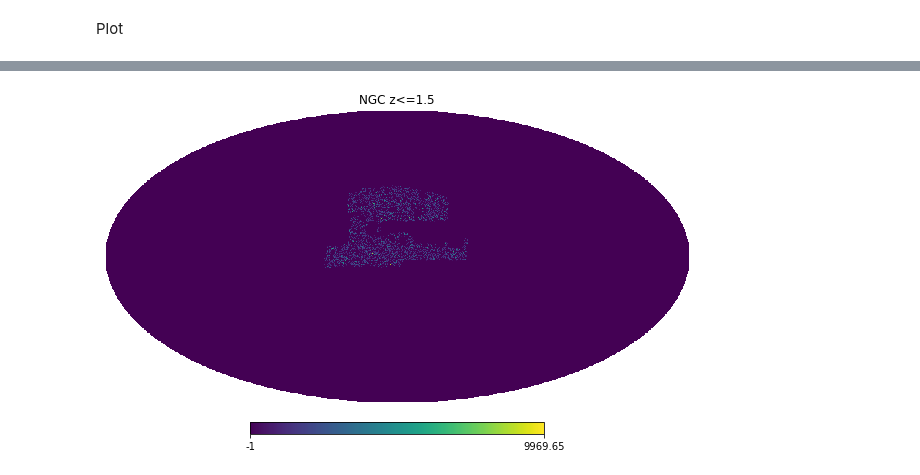
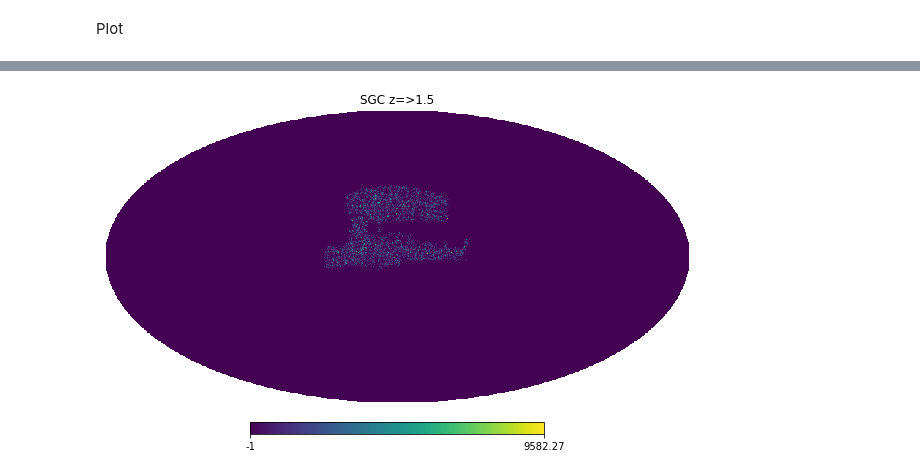
Before and after one commit to Cosmotheka/Cosmotheka, a Jupyter notebook: pipeline/eBOSS_QSO/eQuasar.ipynb, the cells around one changed output, grey strips where cells are left out. Cells and saved outputs as stored; diff of their text form; code cells hidden in the pictures.

```diff
--- a/pipeline/eBOSS_QSO/eQuasar.ipynb
+++ b/pipeline/eBOSS_QSO/eQuasar.ipynb
@@ -144,4 +158,4 @@ hp.visufunc.mollview(NGC_maps[1],title= 'NGC z>1.5')
 # %%
-hp.visufunc.mollview(SGC_maps[0], title= 'NGC z<=1.5')
+hp.visufunc.mollview(SGC_maps[1], title= 'SGC z=>1.5')
 # %% [output]
-[figure, old version]
+[figure, new version]
```
Also changed, not shown: parts of 6 cells of this notebook.
